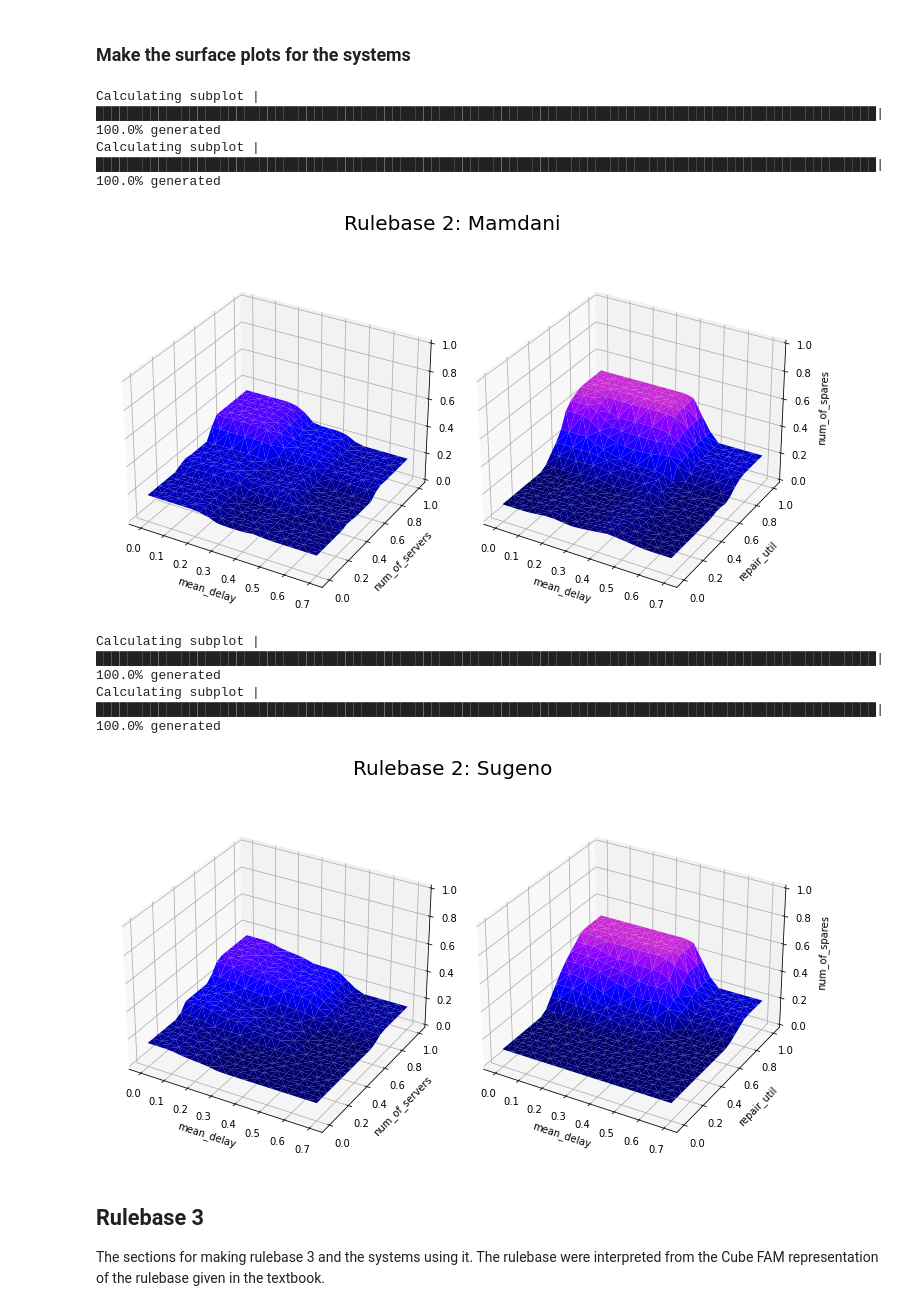
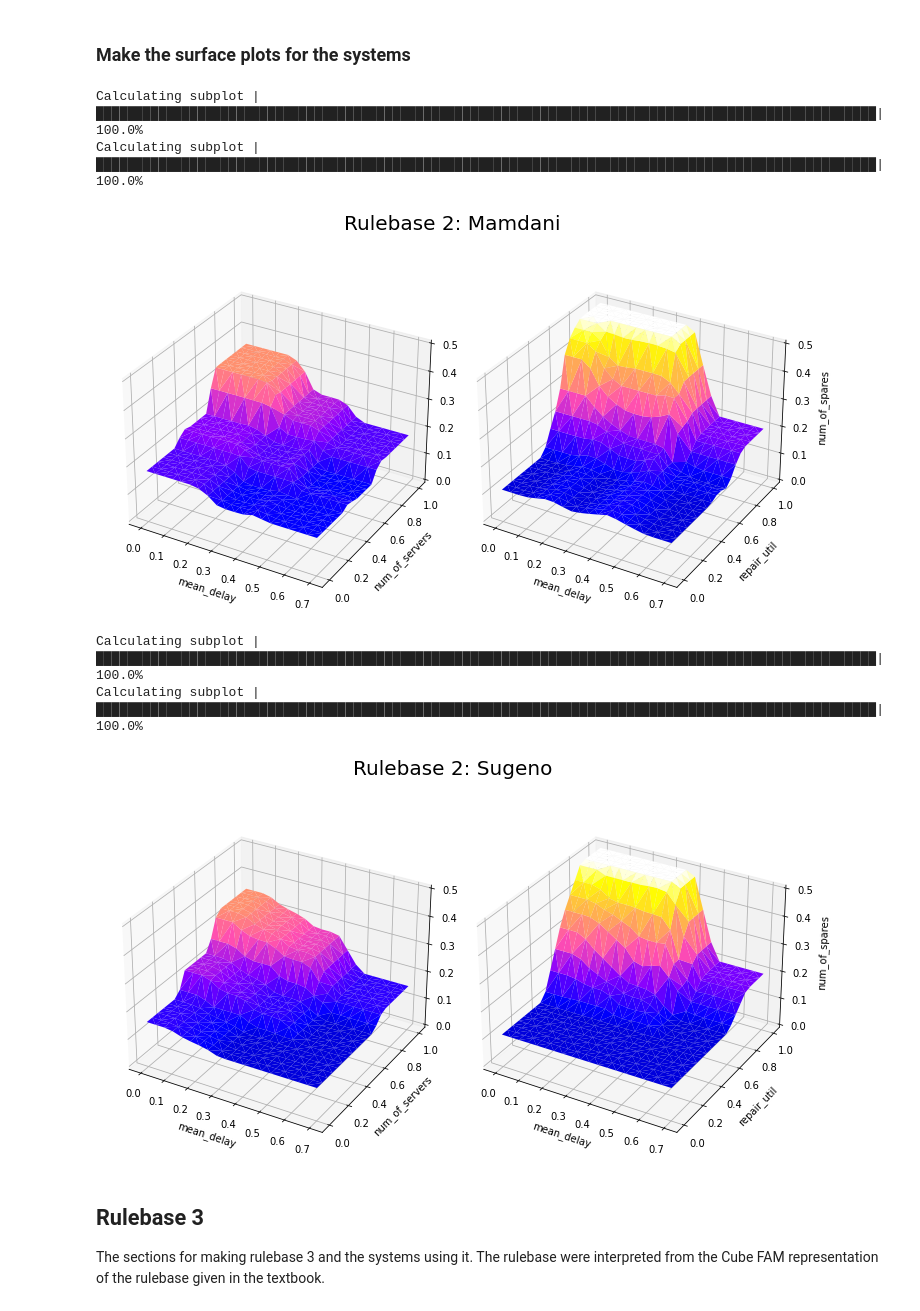
Before and after one commit to EspenBG/AIS2101_Intelligent_Systems, a Jupyter notebook: exercise3.ipynb, the cells around one changed output. Cells and saved outputs as stored; diff of their text form; code cells hidden in the pictures.

```diff
--- a/exercise3.ipynb
+++ b/exercise3.ipynb
@@ -399,19 +405,19 @@ FS_sugeno_rb2.add_rules(rule_base2)
 # %%
 # Plot the response for the rules, surface plot (mamdani)
 combined_surface_plot(FS_mamdani_rb2, "Rulebase 2: Mamdani",
                       ["mean_delay", "num_of_servers", "repair_util", "num_of_spares"],
-                      domain=[[0, 0.7], [0, 1], [0, 1], [0, 1]], divisions=20)
+                      domain=[[0, 0.7], [0, 1], [0, 1], [0, 0.5]], divisions=20)
 
 combined_surface_plot(FS_sugeno_rb2, "Rulebase 2: Sugeno",
                       ["mean_delay", "num_of_servers", "repair_util", "num_of_spares"],
-                      domain=[[0, 0.7], [0, 1], [0, 1], [0, 1]], divisions=20, sugeno=True)
+                      domain=[[0, 0.7], [0, 1], [0, 1], [0, 0.5]], divisions=20, sugeno=True)
 # %% [output]
-Calculating subplot |████████████████████████████████████████████████████████████████████████████████████████████████████| 100.0% generated
-Calculating subplot |████████████████████████████████████████████████████████████████████████████████████████████████████| 100.0% generated
+Calculating subplot |████████████████████████████████████████████████████████████████████████████████████████████████████| 100.0%
+Calculating subplot |████████████████████████████████████████████████████████████████████████████████████████████████████| 100.0%
-[figure, old version]
+[figure, new version]
-Calculating subplot |████████████████████████████████████████████████████████████████████████████████████████████████████| 100.0% generated
-Calculating subplot |████████████████████████████████████████████████████████████████████████████████████████████████████| 100.0% generated
+Calculating subplot |████████████████████████████████████████████████████████████████████████████████████████████████████| 100.0%
+Calculating subplot |████████████████████████████████████████████████████████████████████████████████████████████████████| 100.0%
-[figure, old version]
+[figure, new version]
 # %% [markdown]
 ## Rulebase 3
 The sections for making rulebase 3 and the systems using it. The rulebase were interpreted
```
Also changed, not shown: parts of 9 cells of this notebook, 5 other files.
